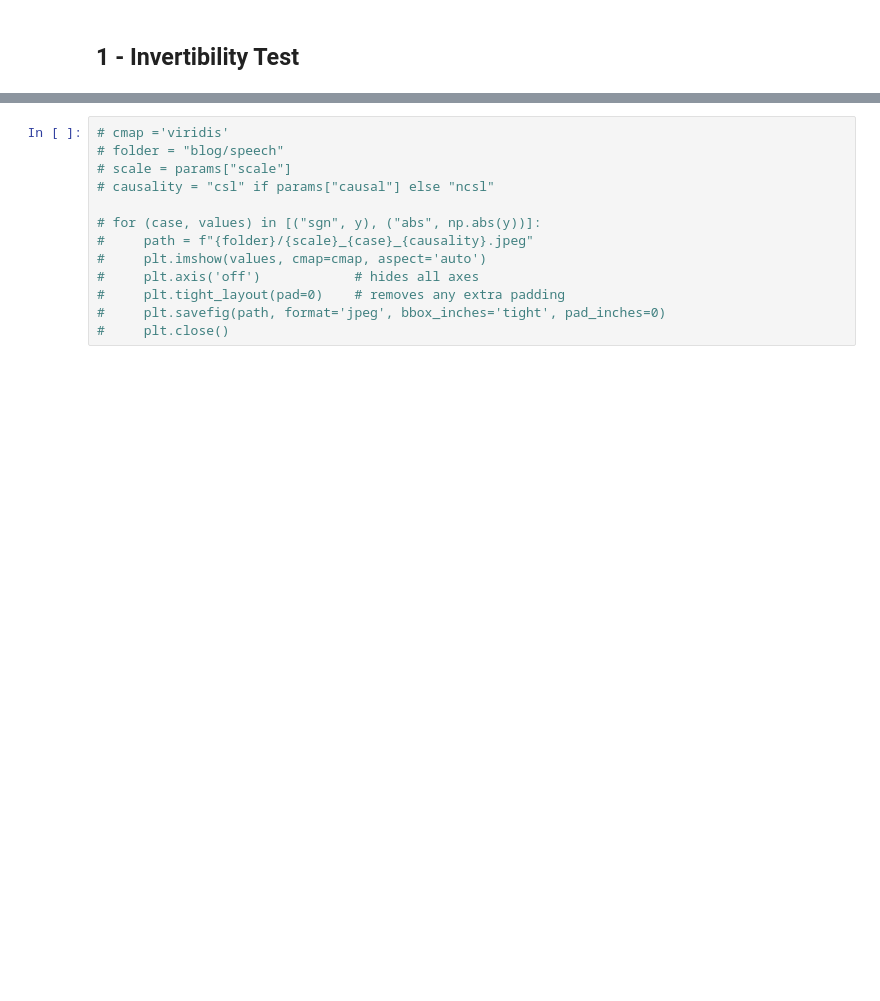
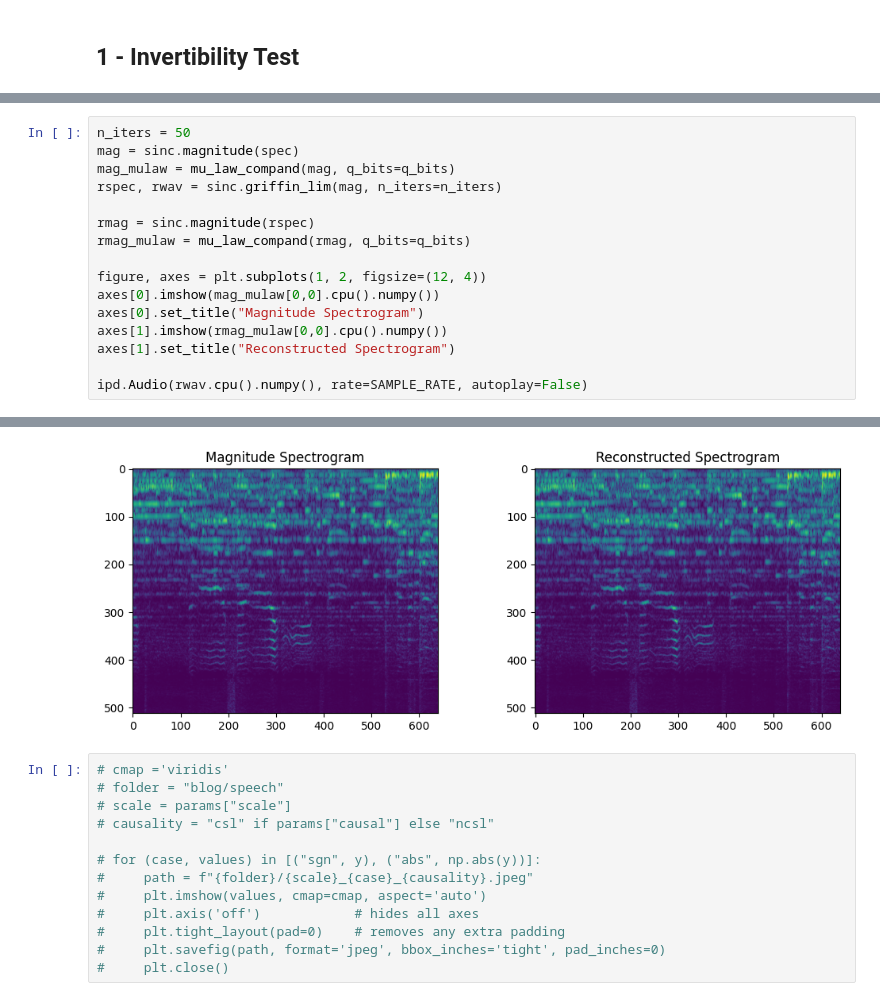
Before and after one commit to wkzng/iSincNet, a Jupyter notebook: demo.ipynb, the cells around one changed output, grey strips where cells are left out. Saved outputs shown, nothing was run; the diff lists cells and outputs as text; blank space fills up the shorter version.

```diff
--- a/demo.ipynb
+++ b/demo.ipynb
@@ -121,0 +156,17 @@ display(HTML(html_content))
+# %%
+n_iters = 50
+mag = sinc.magnitude(spec)
+mag_mulaw = mu_law_compand(mag, q_bits=q_bits)
+rspec, rwav = sinc.griffin_lim(mag, n_iters=n_iters)
+
+rmag = sinc.magnitude(rspec)
+rmag_mulaw = mu_law_compand(rmag, q_bits=q_bits)
+
+figure, axes = plt.subplots(1, 2, figsize=(12, 4))
+axes[0].imshow(mag_mulaw[0,0].cpu().numpy())
+axes[0].set_title("Magnitude Spectrogram")
+axes[1].imshow(rmag_mulaw[0,0].cpu().numpy())
+axes[1].set_title("Reconstructed Spectrogram")
+
+ipd.Audio(rwav.cpu().numpy(), rate=SAMPLE_RATE, autoplay=False)
+# %% [output]
@@ -122,3 +174,4 @@ display(HTML(html_content))
+[figure, added]
 # %%
 # cmap ='viridis'
 # folder = "blog/speech"
```
Also changed, not shown: parts of 9 cells of this notebook, 5 other files.
